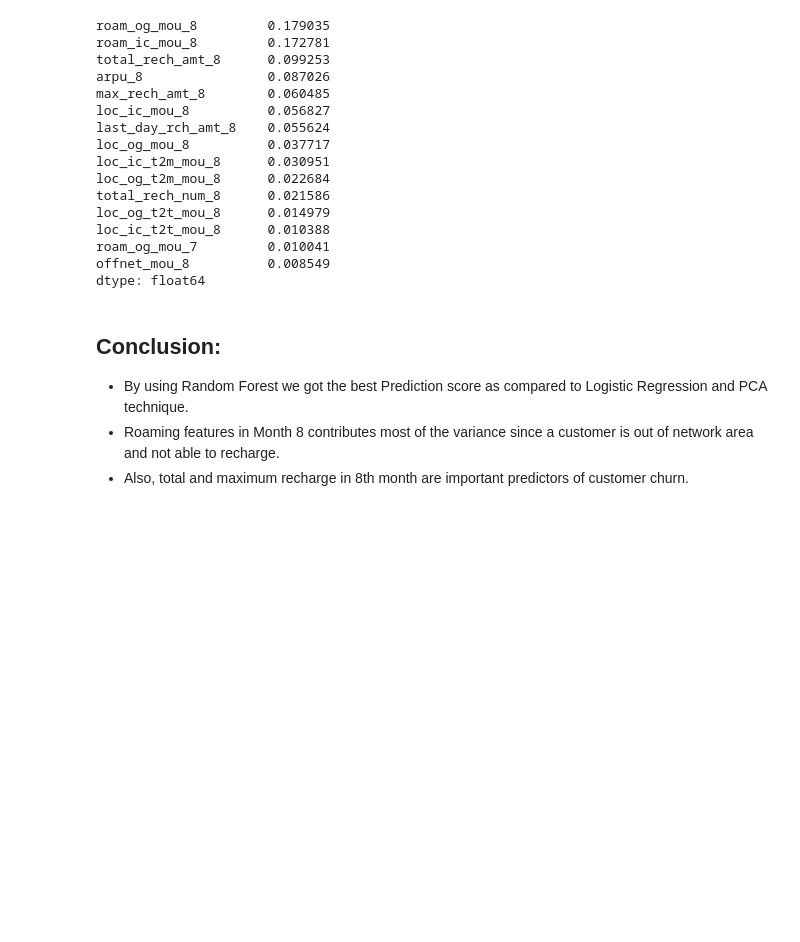
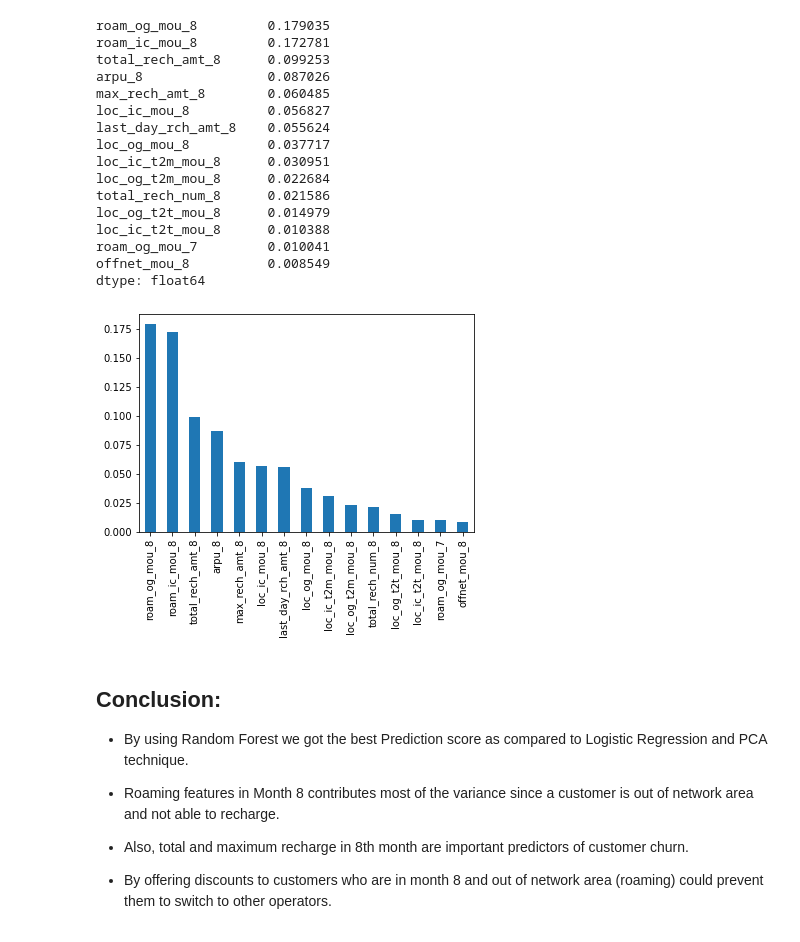
Before and after one commit to sumithub/telecom_churn_case_study, a Jupyter notebook: Telecom Churn Assignment-FINAL.ipynb, the cells around one changed output. Drawn from its saved outputs; the diff is of its cells as text; code cells hidden in the pictures; blank space fills up the shorter version.

```diff
--- a/Telecom Churn Assignment-FINAL.ipynb
+++ b/Telecom Churn Assignment-FINAL.ipynb
@@ -1961,8 +1961,17 @@ loc_ic_t2t_mou_8      0.010388
 roam_og_mou_7         0.010041
 offnet_mou_8          0.008549
 dtype: float64
+# %%
+# Plotting important features in order of their importance
+important_features[0:15].plot.bar();
+# %% [output]
+[figure, added]
 # %% [markdown]
 ## Conclusion:
 - By using Random Forest we got the best Prediction score as compared to Logistic Regression and PCA technique.
+
 - Roaming features in Month 8 contributes most of the variance since a customer is out of network area and not able to recharge.
+
 - Also, total and maximum recharge in 8th month are important predictors of customer churn.
+
+- By offering discounts to customers who are in month 8 and out of network area (roaming) could prevent them to switch to other operators.
```
